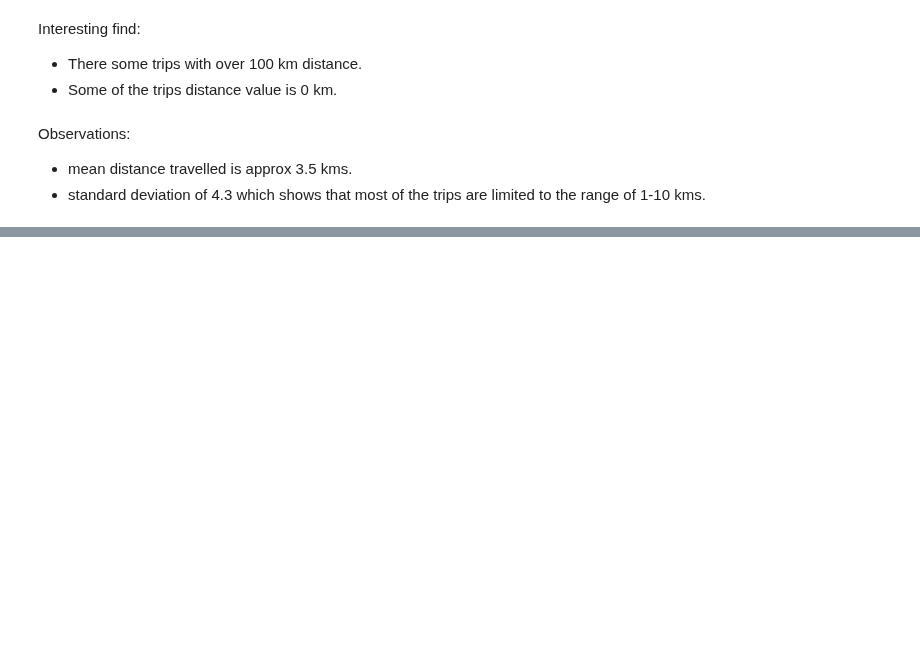
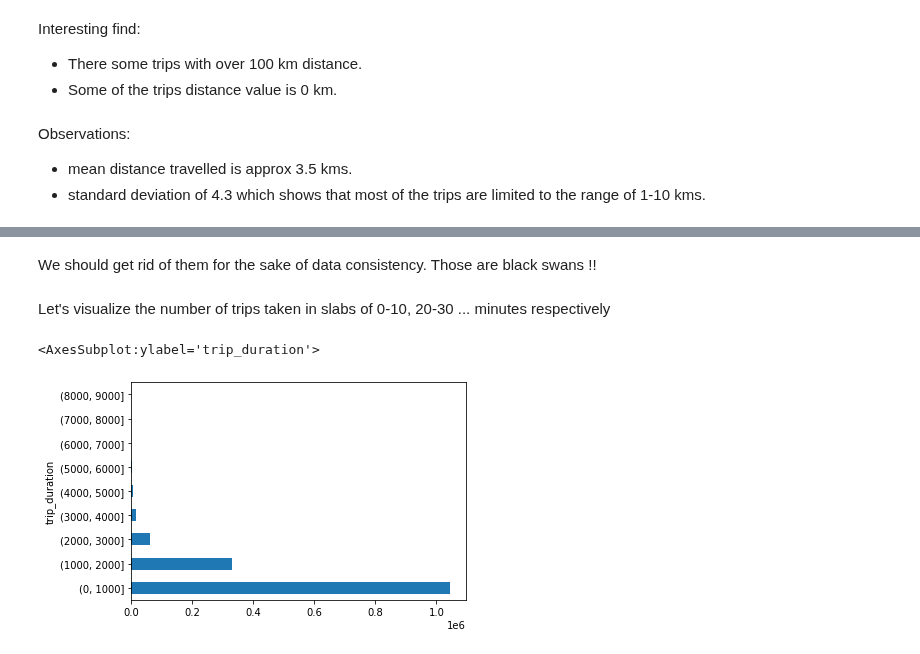
Before and after one commit to harshithgowdakc/NYC-Taxi-Data, a Jupyter notebook: NYC_Taxi_Data.ipynb, the cells around one changed output, grey strips where cells are left out. Saved outputs shown, nothing was run; the diff lists cells and outputs as text; code cells hidden in the pictures; blank space fills up the shorter version.

```diff
--- a/NYC_Taxi_Data.ipynb
+++ b/NYC_Taxi_Data.ipynb
@@ -464,0 +576,11 @@ nyc_df[nyc_df.distance == 0 ].head()
+# %% [markdown]
+We should get rid of them for the sake of data consistency. Those are black swans !!
+# %%
+nyc_df = nyc_df[nyc_df.trip_duration <= 86400]
+# %% [markdown]
+Let's visualize the number of trips taken in slabs of 0-10, 20-30 ... minutes respectively
+# %%
+nyc_df.trip_duration.groupby(pd.cut(nyc_df.trip_duration, np.arange(0,10000,1000))).count().plot(kind='barh')
+# %% [output]
+<AxesSubplot:ylabel='trip_duration'>
+[figure, added]
```
Also changed, not shown: parts of 31 cells of this notebook.
